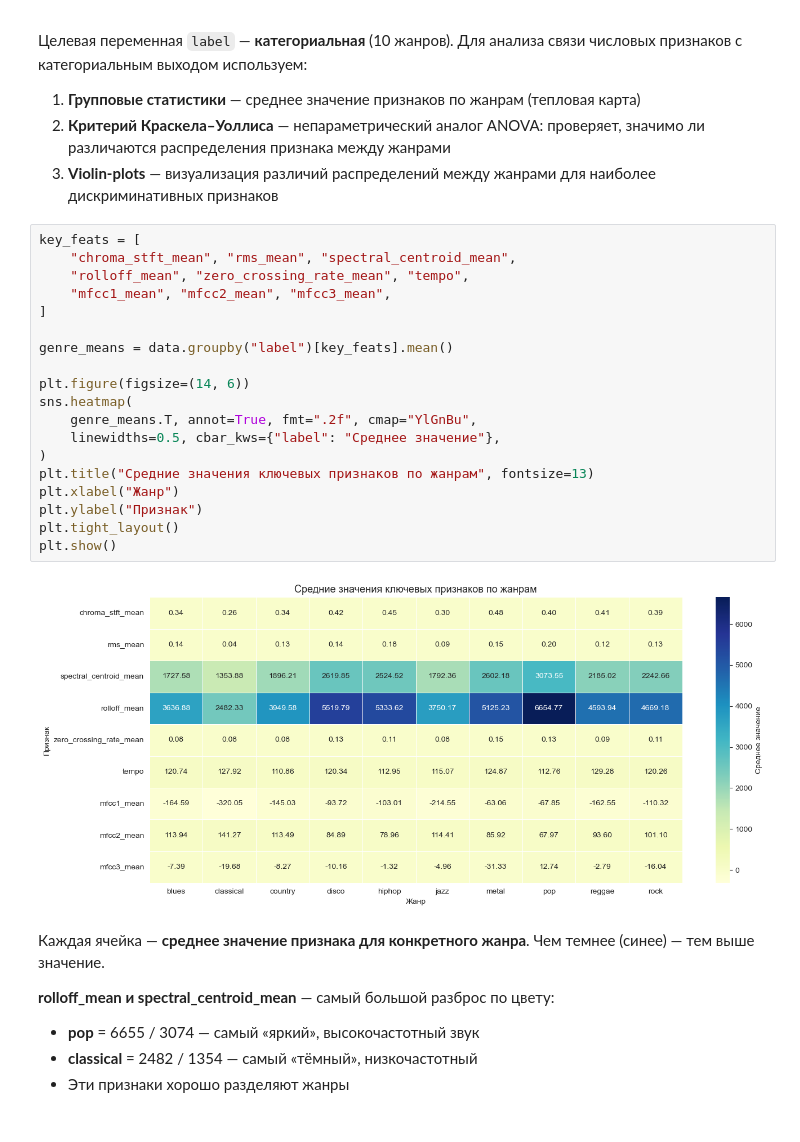
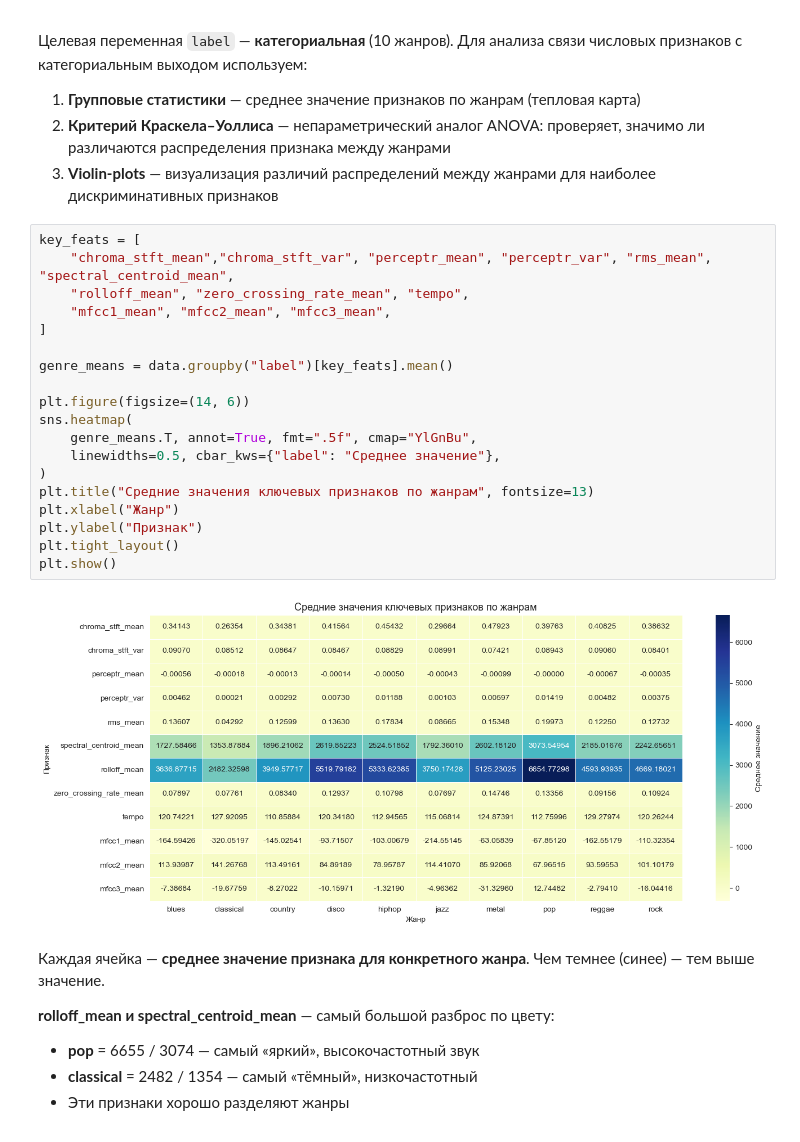
Before and after one commit to ch1llay/PSUMachineLearningLabs, a Jupyter notebook: labs/lab3/lab3.ipynb, the cells around one changed output. Saved outputs shown, nothing was run; the diff lists cells and outputs as text.

```diff
--- a/labs/lab3/lab3.ipynb
+++ b/labs/lab3/lab3.ipynb
@@ -441,25 +441,25 @@ print(f"Максимальная разница: {lower_tri.max():.4f}")
 3. **Violin-plots** — визуализация различий распределений между жанрами для наиболее дискриминативных признаков
 # %%
 key_feats = [
-    "chroma_stft_mean", "rms_mean", "spectral_centroid_mean",
+    "chroma_stft_mean","chroma_stft_var", "perceptr_mean", "perceptr_var", "rms_mean", "spectral_centroid_mean",
     "rolloff_mean", "zero_crossing_rate_mean", "tempo",
     "mfcc1_mean", "mfcc2_mean", "mfcc3_mean",
 ]
 
 genre_means = data.groupby("label")[key_feats].mean()
 
 plt.figure(figsize=(14, 6))
 sns.heatmap(
-    genre_means.T, annot=True, fmt=".2f", cmap="YlGnBu",
+    genre_means.T, annot=True, fmt=".5f", cmap="YlGnBu",
     linewidths=0.5, cbar_kws={"label": "Среднее значение"},
 )
 plt.title("Средние значения ключевых признаков по жанрам", fontsize=13)
 plt.xlabel("Жанр")
 plt.ylabel("Признак")
 plt.tight_layout()
 plt.show()
 # %% [output]
-[figure, old version]
+[figure, new version]
 # %% [markdown]
 Каждая ячейка — **среднее значение признака для конкретного жанра**. Чем темнее (синее) — тем выше значение.
 
```
Also changed, not shown: 5 other files.
